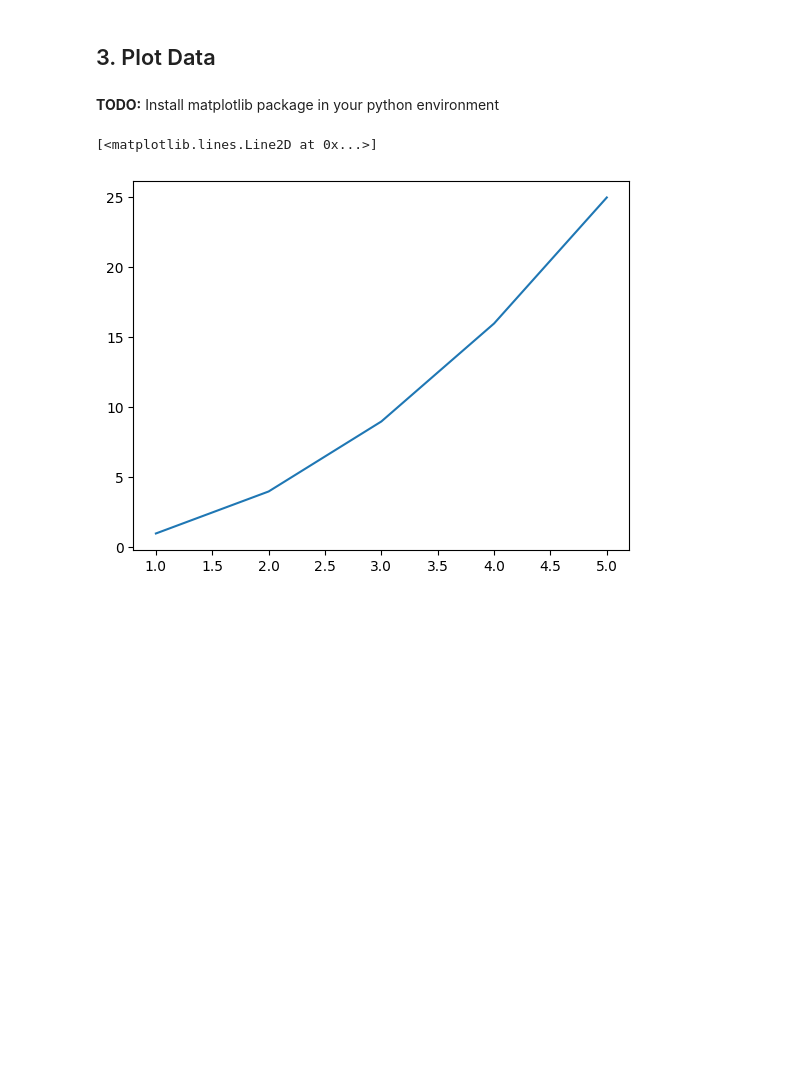
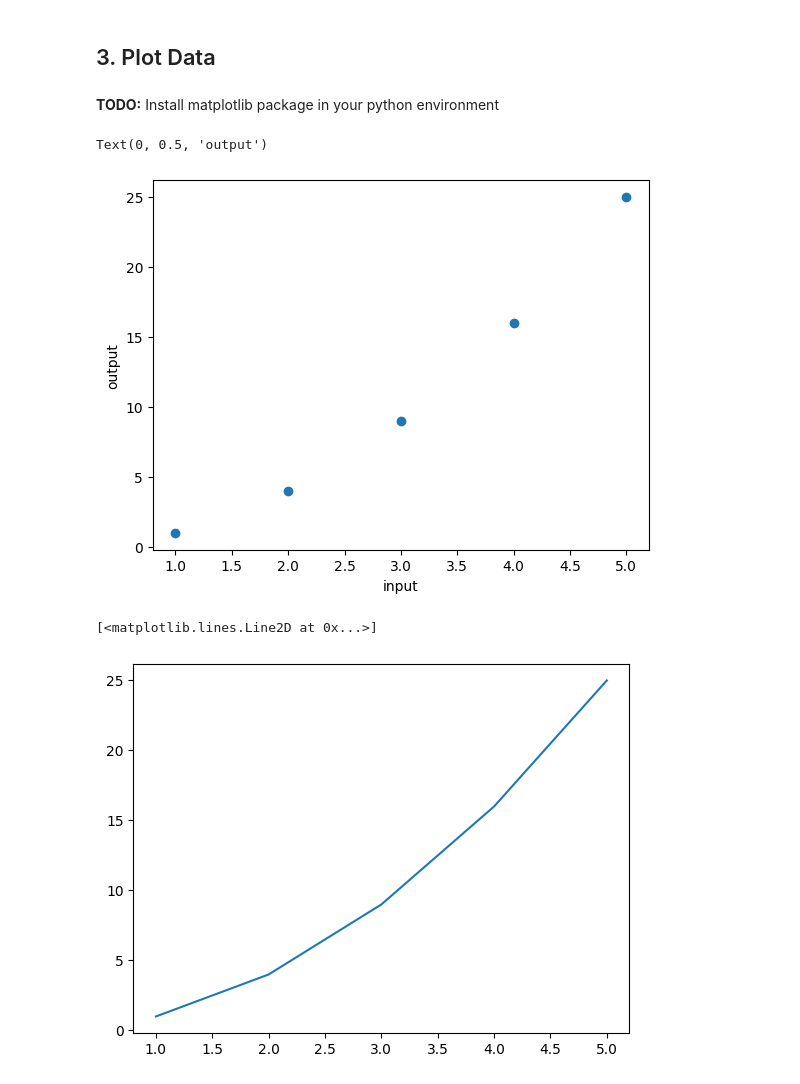
Before and after one commit to whatnirja/PyData2025, a Jupyter notebook: Lab_Week1/lab1_Introduction.ipynb, the cells around one changed output. Saved outputs shown, nothing was run; the diff lists cells and outputs as text; code cells hidden in the pictures; blank space fills up the shorter version.

```diff
--- a/Lab_Week1/lab1_Introduction.ipynb
+++ b/Lab_Week1/lab1_Introduction.ipynb
@@ -67,6 +85,12 @@ X = [1, 2, 3, 4, 5]
 Y = [1, 4, 9, 16, 25]
 # %%
 # TODO: Plot Y vs. X
+plt.scatter(X, Y)
+plt.xlabel("input")
+plt.ylabel("output")
+# %% [output]
+Text(0, 0.5, 'output')
+[figure, added]
 # %%
 # %% [output]
 [<matplotlib.lines.Line2D at 0x...>]
```
Also changed, not shown: parts of 13 cells of this notebook, 2 other files.
